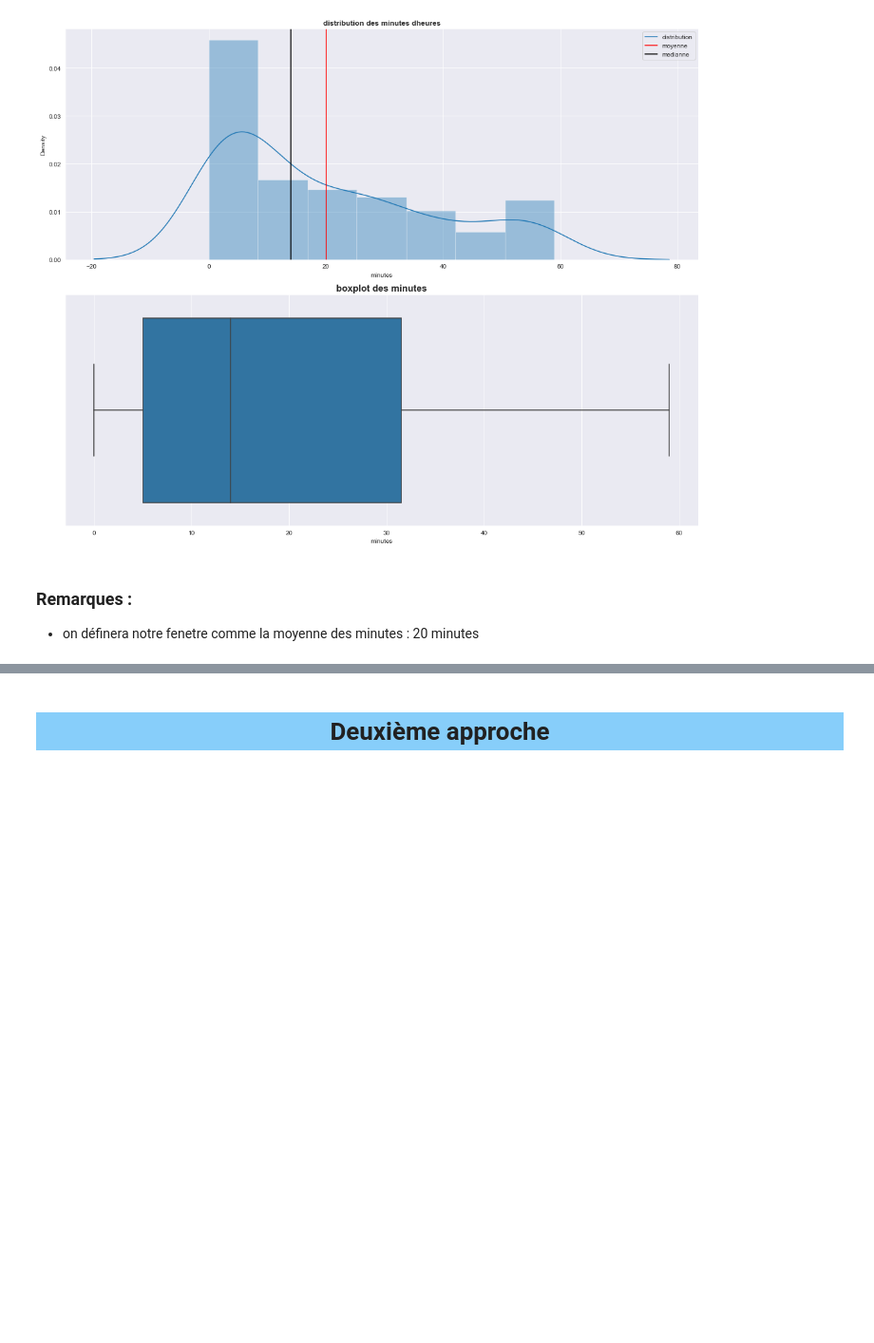
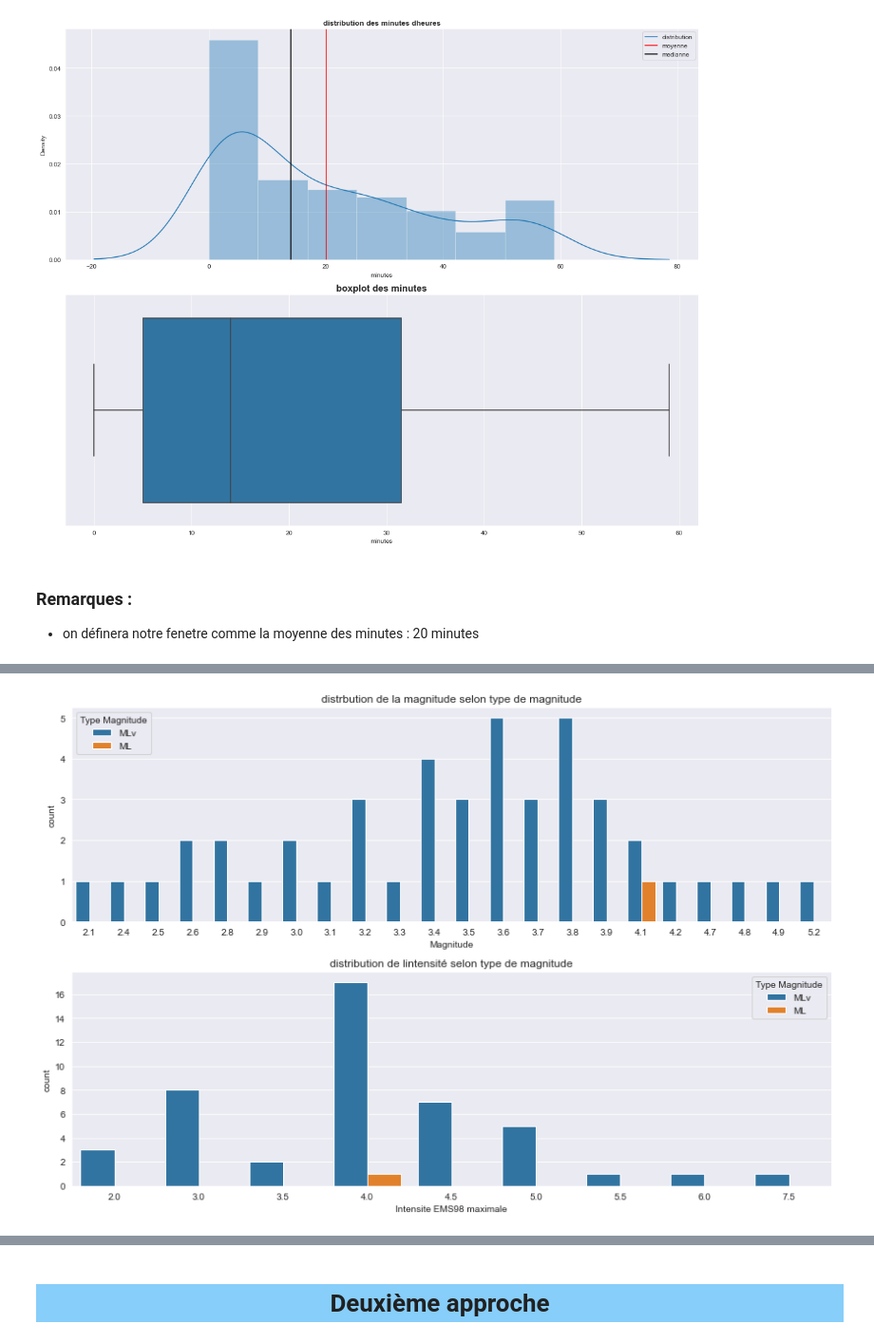
Before and after one commit to MohamedHmamouch/Earthquake_prediction, a Jupyter notebook: Notebook/Prediction_seisme_NLP.ipynb, the cells around one changed output, grey strips where cells are left out. Shown at 95% size. Saved outputs shown, nothing was run; the diff lists cells and outputs as text; code cells hidden in the pictures; blank space fills up the shorter version.

```diff
--- a/Notebook/Prediction_seisme_NLP.ipynb
+++ b/Notebook/Prediction_seisme_NLP.ipynb
@@ -424,0 +494,10 @@ plt.show()
+# %%
+fig,(ax1,ax2)=plt.subplots(ncols=1,nrows=2,figsize=(12,8))
+sns.countplot(data=seisme_df,x='Magnitude',hue='Type Magnitude',ax=ax1)
+ax1.set_title('distrbution de la magnitude selon type de magnitude')
+sns.countplot(data=seisme_df,x='Intensite EMS98 maximale',hue='Type Magnitude',ax=ax2)
+ax2.set_title('distribution de l''intensité selon type de magnitude')
+fig.tight_layout()
+plt.show()
+# %% [output]
+[figure, added]
```
Also changed, not shown: parts of 13 cells of this notebook.
